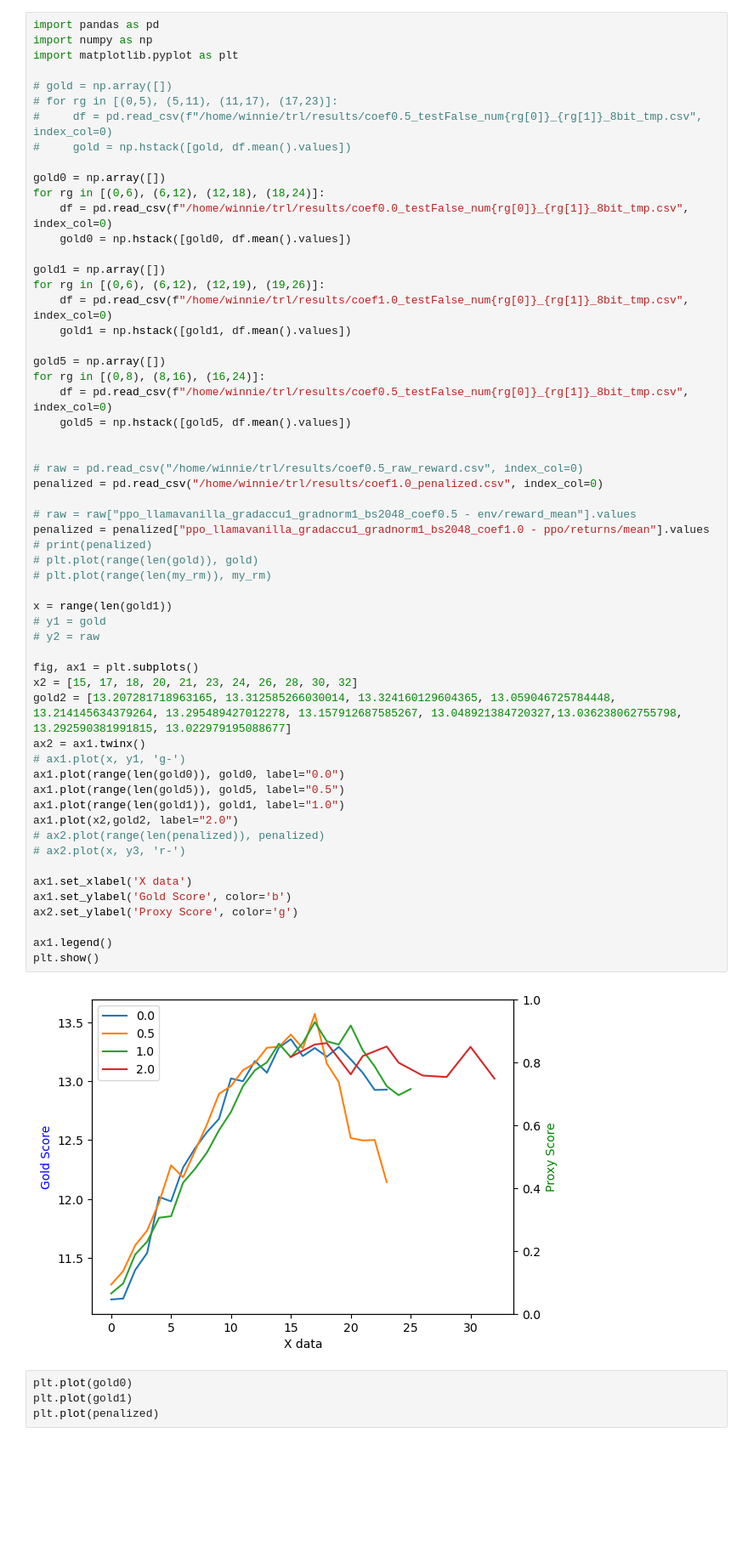
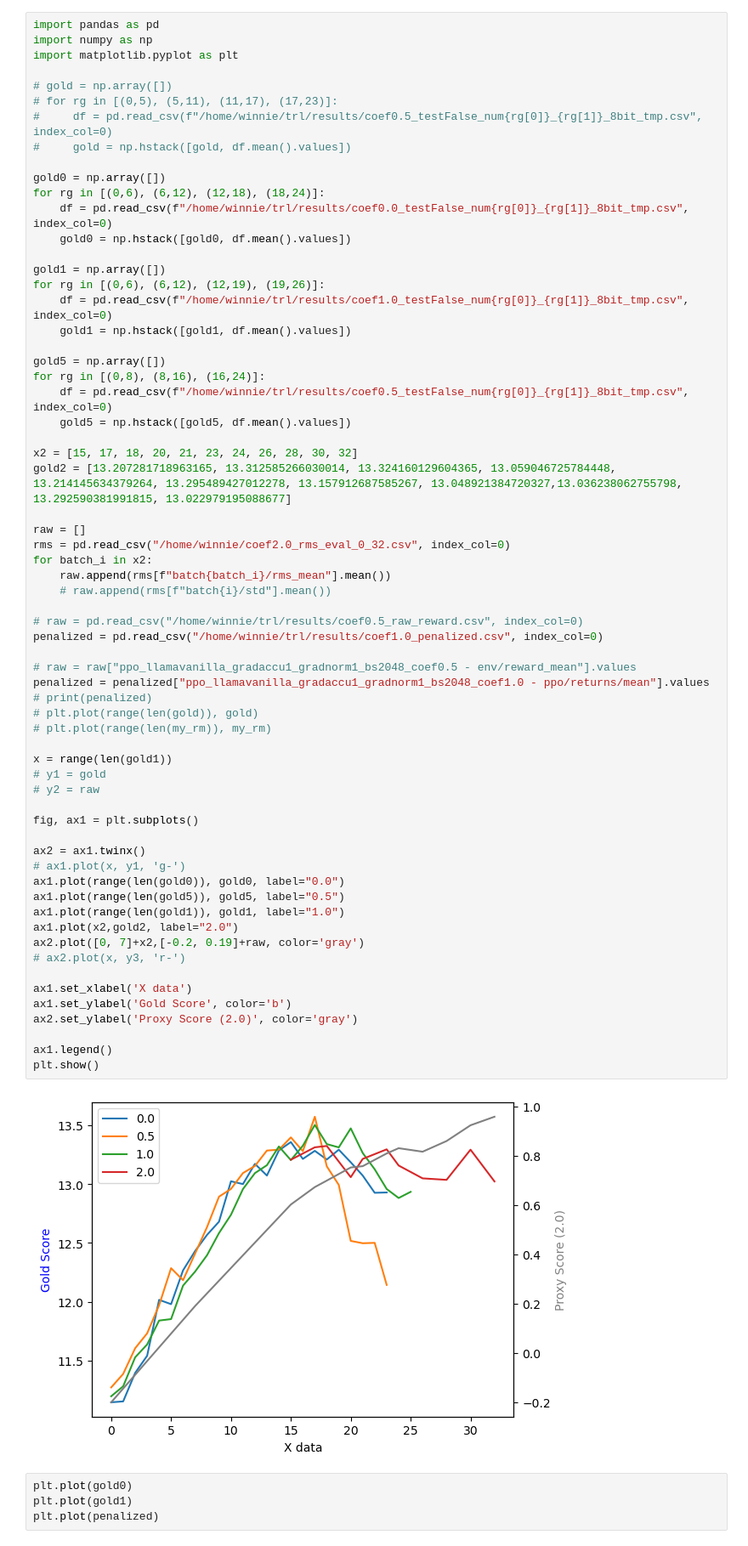
Before and after one commit to winnie0617/trl, a Jupyter notebook: gm_results.ipynb, the cells around one changed output. Shown: that part at 85% size. Drawn from its saved outputs; the diff is of its cells as text; blank space fills up the shorter version.

Commit message:
Add proxy score

```diff
--- a/gm_results.ipynb
+++ b/gm_results.ipynb
@@ -23,40 +23,47 @@ for rg in [(0,8), (8,16), (16,24)]:
     df = pd.read_csv(f"/home/winnie/trl/results/coef0.5_testFalse_num{rg[0]}_{rg[1]}_8bit_tmp.csv", index_col=0)
     gold5 = np.hstack([gold5, df.mean().values])
 
+x2 = [15, 17, 18, 20, 21, 23, 24, 26, 28, 30, 32]
+gold2 = [13.207281718963165, 13.312585266030014, 13.324160129604365, 13.059046725784448, 13.214145634379264, 13.295489427012278, 13.157912687585267, 13.048921384720327,13.036238062755798, 13.292590381991815, 13.022979195088677]
+
+raw = []
+rms = pd.read_csv("/home/winnie/coef2.0_rms_eval_0_32.csv", index_col=0)
+for batch_i in x2:
+    raw.append(rms[f"batch{batch_i}/rms_mean"].mean())
+    # raw.append(rms[f"batch{i}/std"].mean())
 
 # raw = pd.read_csv("/home/winnie/trl/results/coef0.5_raw_reward.csv", index_col=0)
 penalized = pd.read_csv("/home/winnie/trl/results/coef1.0_penalized.csv", index_col=0)
 
 # raw = raw["ppo_llamavanilla_gradaccu1_gradnorm1_bs2048_coef0.5 - env/reward_mean"].values
 penalized = penalized["ppo_llamavanilla_gradaccu1_gradnorm1_bs2048_coef1.0 - ppo/returns/mean"].values
 # print(penalized)
 # plt.plot(range(len(gold)), gold)
 # plt.plot(range(len(my_rm)), my_rm)
 
 x = range(len(gold1))
 # y1 = gold
 # y2 = raw
 
 fig, ax1 = plt.subplots()
-x2 = [15, 17, 18, 20, 21, 23, 24, 26, 28, 30, 32]
-gold2 = [13.207281718963165, 13.312585266030014, 13.324160129604365, 13.059046725784448, 13.214145634379264, 13.295489427012278, 13.157912687585267, 13.048921384720327,13.036238062755798, 13.292590381991815, 13.022979195088677]
+
 ax2 = ax1.twinx()
 # ax1.plot(x, y1, 'g-')
 ax1.plot(range(len(gold0)), gold0, label="0.0")
 ax1.plot(range(len(gold5)), gold5, label="0.5")
 ax1.plot(range(len(gold1)), gold1, label="1.0")
 ax1.plot(x2,gold2, label="2.0")
-# ax2.plot(range(len(penalized)), penalized)
+ax2.plot([0, 7]+x2,[-0.2, 0.19]+raw, color='gray')
 # ax2.plot(x, y3, 'r-')
 
 ax1.set_xlabel('X data')
 ax1.set_ylabel('Gold Score', color='b')
-ax2.set_ylabel('Proxy Score', color='g')
+ax2.set_ylabel('Proxy Score (2.0)', color='gray')
 
 ax1.legend()
 plt.show()
 # %% [output]
-[figure, old version]
+[figure, new version]
 # %%
 plt.plot(gold0)
 plt.plot(gold1)
```
